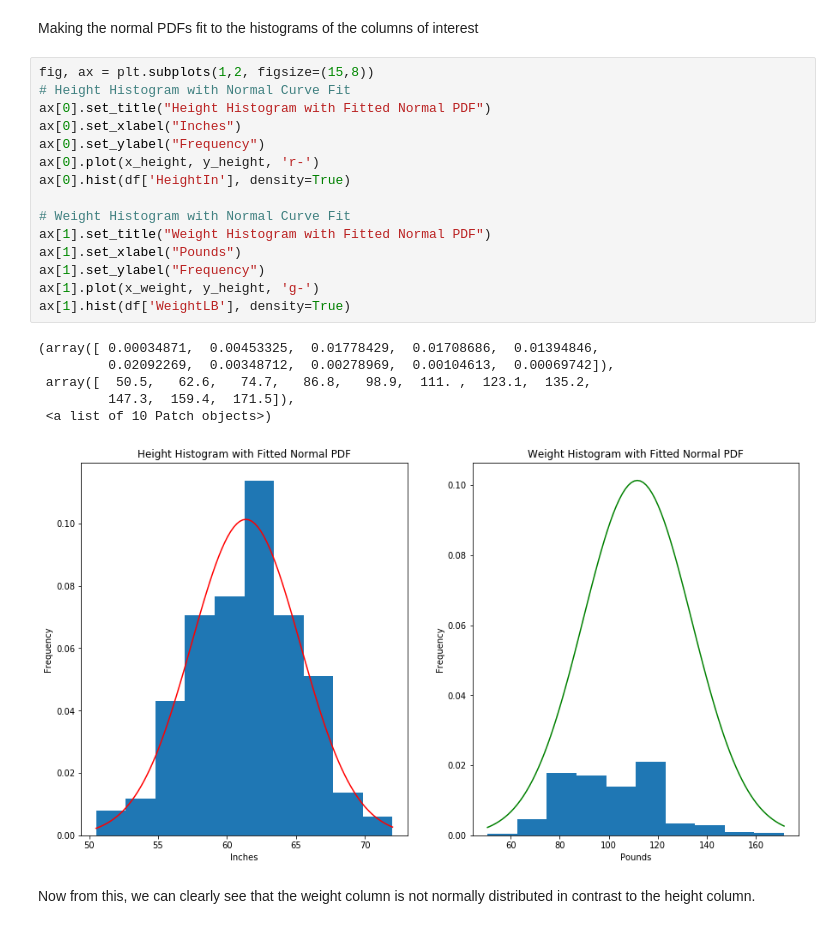
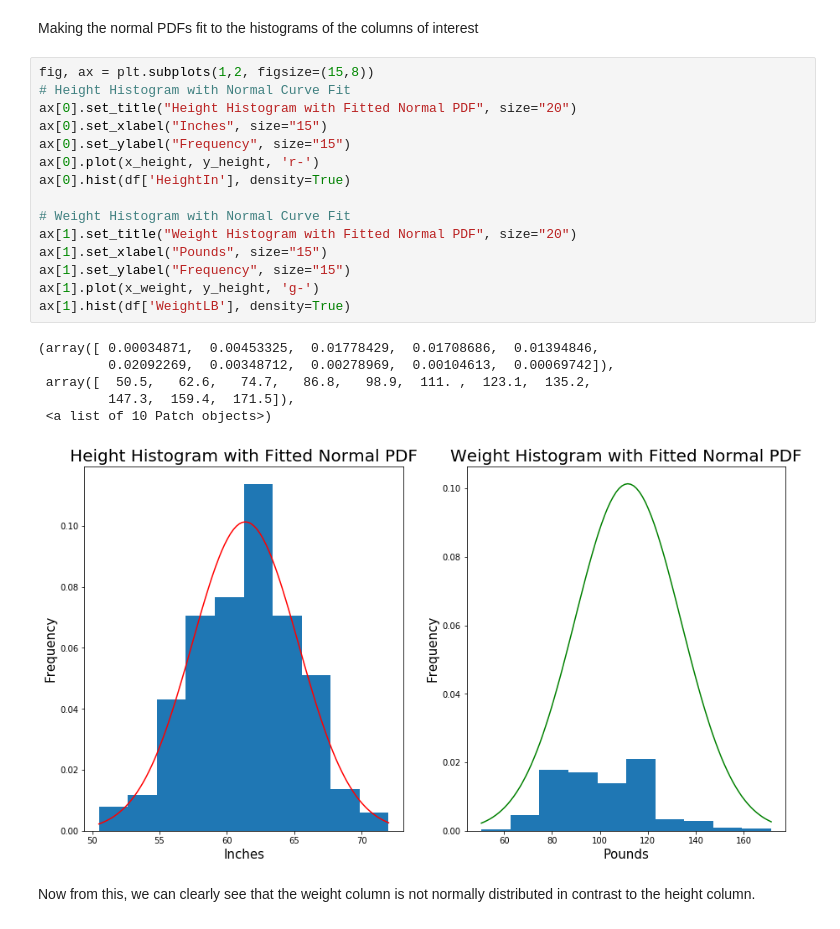
Before and after one commit to TheChanRProject/DevMasters-NewNB, a Jupyter notebook: NewNB-Python-V3.ipynb, the cells around one changed output. Saved outputs shown, nothing was run; the diff lists cells and outputs as text.

```diff
--- a/NewNB-Python-V3.ipynb
+++ b/NewNB-Python-V3.ipynb
@@ -378,25 +378,25 @@ Making the normal PDFs fit to the histograms of the columns of interest
 # %%
 fig, ax = plt.subplots(1,2, figsize=(15,8))
 # Height Histogram with Normal Curve Fit
-ax[0].set_title("Height Histogram with Fitted Normal PDF")
-ax[0].set_xlabel("Inches")
-ax[0].set_ylabel("Frequency")
+ax[0].set_title("Height Histogram with Fitted Normal PDF", size="20")
+ax[0].set_xlabel("Inches", size="15")
+ax[0].set_ylabel("Frequency", size="15")
 ax[0].plot(x_height, y_height, 'r-')
 ax[0].hist(df['HeightIn'], density=True)
 
 # Weight Histogram with Normal Curve Fit
-ax[1].set_title("Weight Histogram with Fitted Normal PDF")
-ax[1].set_xlabel("Pounds")
-ax[1].set_ylabel("Frequency")
+ax[1].set_title("Weight Histogram with Fitted Normal PDF", size="20")
+ax[1].set_xlabel("Pounds", size="15")
+ax[1].set_ylabel("Frequency", size="15")
 ax[1].plot(x_weight, y_height, 'g-')
 ax[1].hist(df['WeightLB'], density=True)
 # %% [output]
 (array([ 0.00034871,  0.00453325,  0.01778429,  0.01708686,  0.01394846,
          0.02092269,  0.00348712,  0.00278969,  0.00104613,  0.00069742]),
  array([  50.5,   62.6,   74.7,   86.8,   98.9,  111. ,  123.1,  135.2,
          147.3,  159.4,  171.5]),
  <a list of 10 Patch objects>)
-[figure, old version]
+[figure, new version]
 # %% [markdown]
 Now from this, we can clearly see that the weight column is not normally distributed in contrast to the height column.
 # %% [markdown]
```
Also changed, not shown: parts of 3 cells of this notebook.
